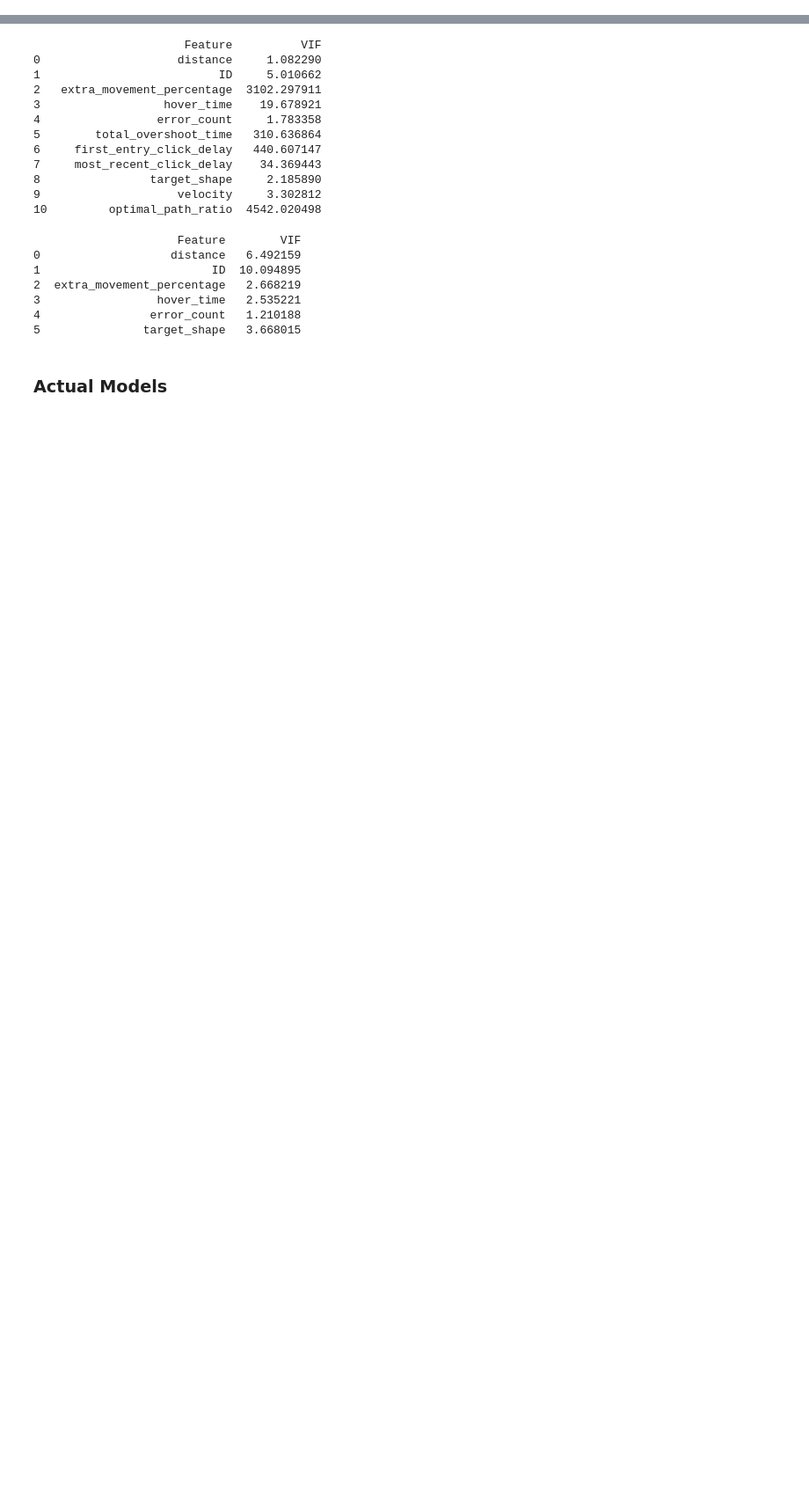
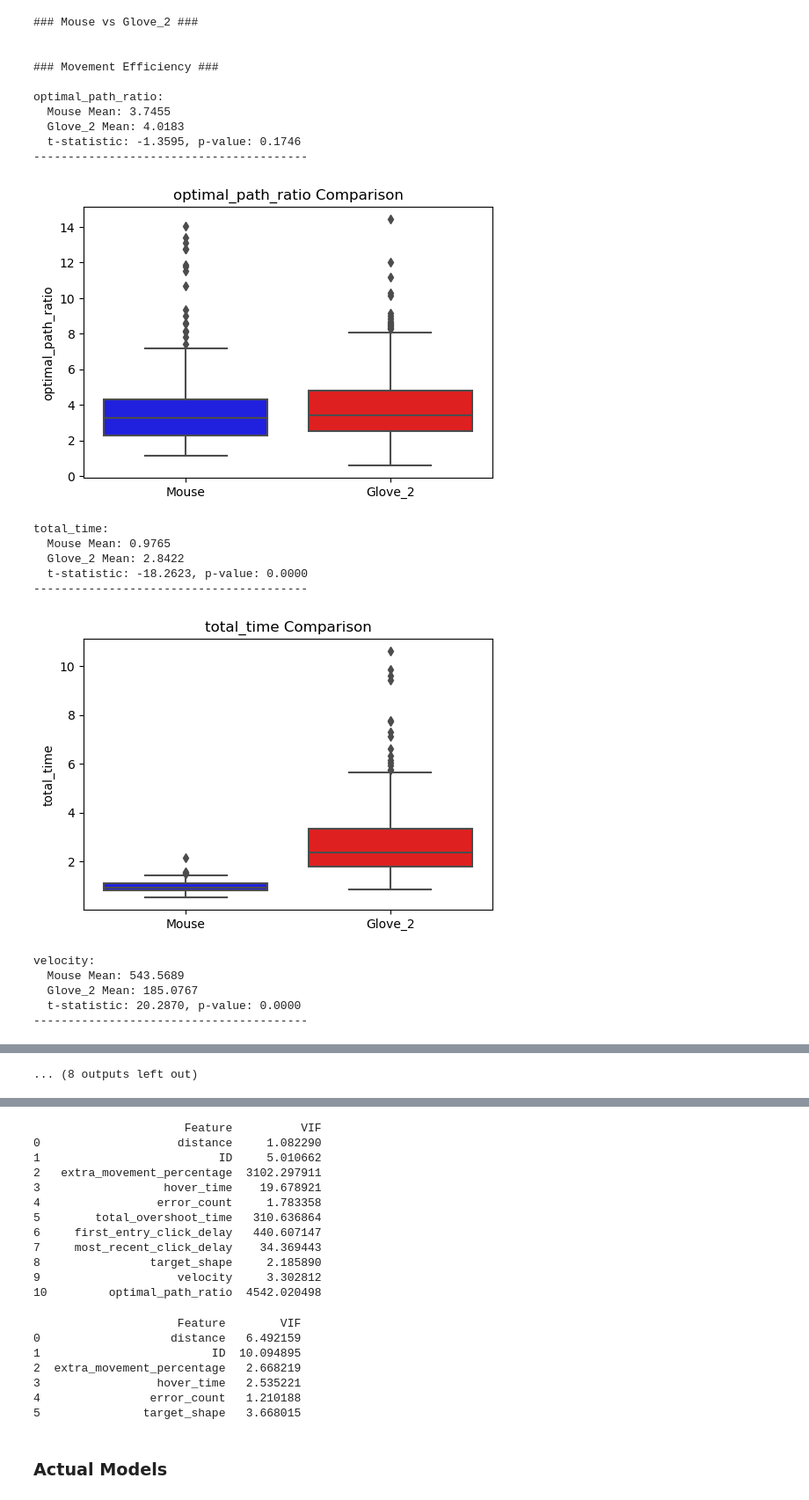
Before and after one commit to fir3yice/Glove-Based-Pointing-Device, a Jupyter notebook: analysis.ipynb, the cells around one changed output, grey strips where cells are left out. Shown at 88% size. Saved outputs shown, nothing was run; the diff lists cells and outputs as text; code cells hidden in the pictures; blank space fills up the shorter version.

```diff
--- a/analysis.ipynb
+++ b/analysis.ipynb
@@ -512,0 +645,55 @@ error_count:
+# %%
+import numpy as np
+import matplotlib.pyplot as plt
+import seaborn as sns
+from scipy.stats import ttest_ind
+
+def summarize_and_compare(df_mouse, df_glove_2, metrics, title):
+    print(f"\n### {title} ###\n")
+
+    for metric in metrics:
+        mouse_mean = df_mouse[metric].mean()
+        glove_2_mean = df_glove_2[metric].mean()
+        stat, p_value = ttest_ind(df_mouse[metric], df_glove_2[metric], equal_var=False)  # Welch's t-test
+
+        print(f"{metric}:")
+        print(f"  Mouse Mean: {mouse_mean:.4f}")
+        print(f"  Glove_2 Mean: {glove_2_mean:.4f}")
+        print(f"  t-statistic: {stat:.4f}, p-value: {p_value:.4f}")
+        print("-" * 40)
+
+        plt.figure(figsize=(6, 4))
+        sns.boxplot(data=[df_mouse[metric], df_glove_2[metric]], palette=["blue", "red"])
+        plt.xticks([0, 1], ["Mouse", "Glove_2"])
+        plt.title(f"{metric} Comparison")
+        plt.ylabel(metric)
+        plt.show()
+
+print("\n### Mouse vs Glove_2 ###\n")
+
+summarize_and_compare(df_mouse, df_glove_2, movement_metrics, "Movement Efficiency")
+summarize_and_compare(df_mouse, df_glove_2, error_metrics, "Error Metrics")
+summarize_and_compare(df_mouse, df_glove_2, time_based_errors, "Time-Based Error Handling")
+# %% [output]
+### Mouse vs Glove_2 ###
+
+
+### Movement Efficiency ###
+
+optimal_path_ratio:
+  Mouse Mean: 3.7455
+  Glove_2 Mean: 4.0183
+  t-statistic: -1.3595, p-value: 0.1746
+----------------------------------------
+[figure, added]
+total_time:
+  Mouse Mean: 0.9765
+  Glove_2 Mean: 2.8422
+  t-statistic: -18.2623, p-value: 0.0000
+----------------------------------------
+[figure, added]
+velocity:
+  Mouse Mean: 543.5689
+  Glove_2 Mean: 185.0767
+  t-statistic: 20.2870, p-value: 0.0000
+----------------------------------------
@@ -512,0 +721 @@ error_count:
+... (8 outputs left out)
```
Also changed, not shown: parts of 28 cells of this notebook, 15 other files.
